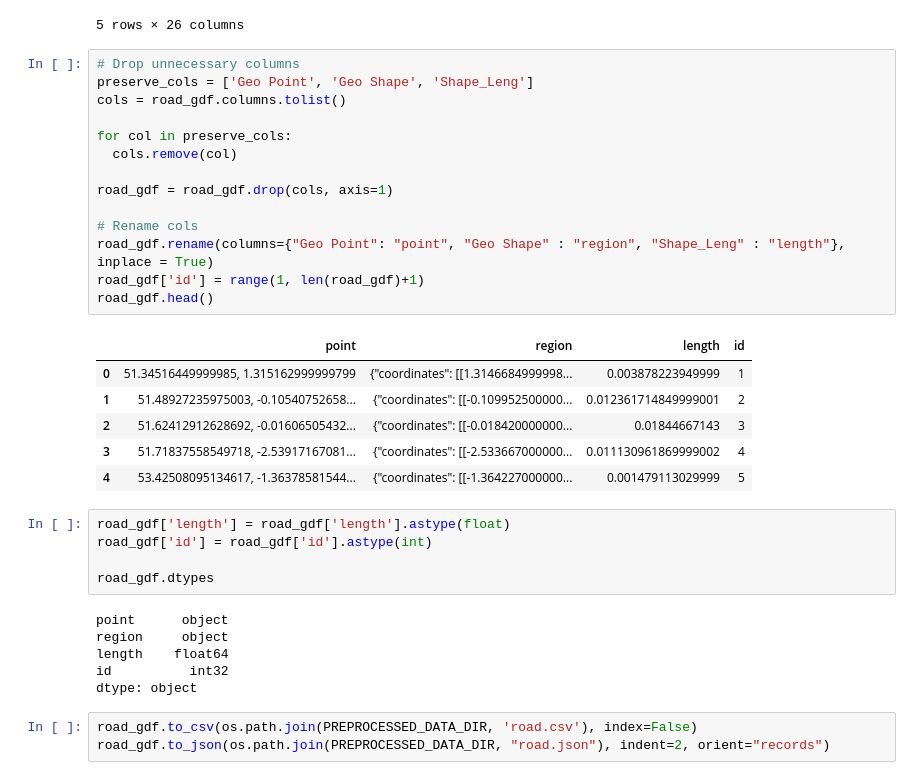
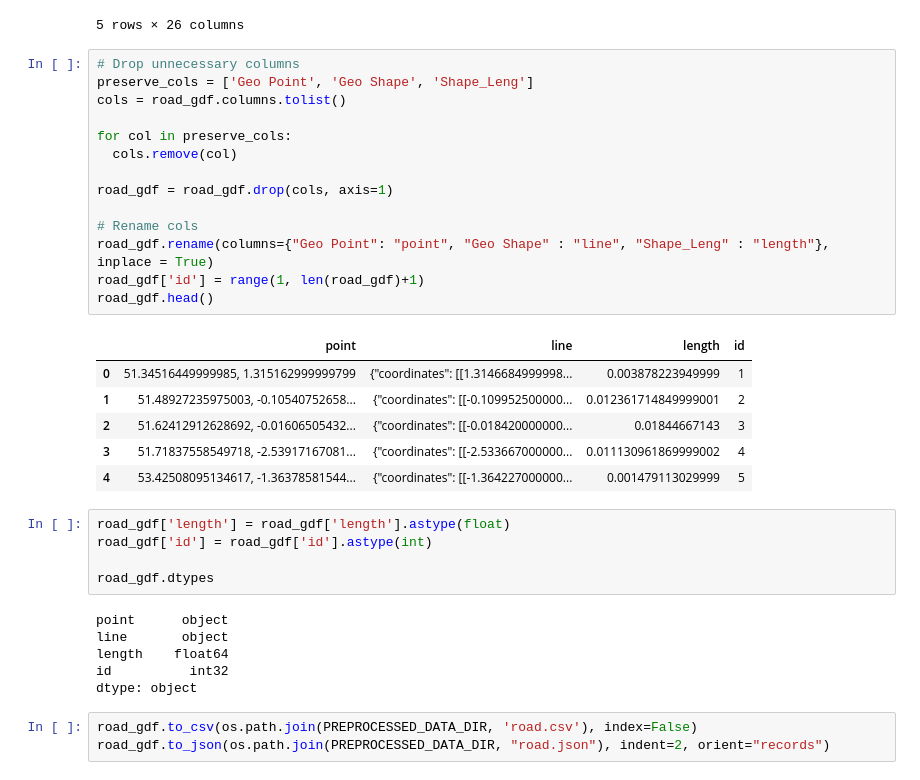
Before and after one commit to Gulilil/IF4040_SpatialDatabase, a Jupyter notebook: process.ipynb, the cells around one changed output. Cells and saved outputs as stored; diff of their text form.

```diff
--- a/process.ipynb
+++ b/process.ipynb
@@ -124,19 +124,19 @@ road_gdf.head()
 # %%
 # Drop unnecessary columns
 preserve_cols = ['Geo Point', 'Geo Shape', 'Shape_Leng']
 cols = road_gdf.columns.tolist()
 
 for col in preserve_cols:
   cols.remove(col)
 
 road_gdf = road_gdf.drop(cols, axis=1)
 
 # Rename cols
-road_gdf.rename(columns={"Geo Point": "point", "Geo Shape" : "region", "Shape_Leng" : "length"}, inplace = True)
+road_gdf.rename(columns={"Geo Point": "point", "Geo Shape" : "line", "Shape_Leng" : "length"}, inplace = True)
 road_gdf['id'] = range(1, len(road_gdf)+1)
 road_gdf.head()
 # %% [output]
-|  | point | region | length | id |
+|  | point | line | length | id |
 | 0 | 51.34516449999985, 1.315162999999799 | {"coordinates": [[1.3146684999998... | 0.003878223949999 | 1 |
 | 1 | 51.48927235975003, -0.10540752658... | {"coordinates": [[-0.109952500000... | 0.012361714849999001 | 2 |
 | 2 | 51.62412912628692, -0.01606505432... | {"coordinates": [[-0.018420000000... | 0.01844667143 | 3 |
@@ -149,7 +149,7 @@ road_gdf['id'] = road_gdf['id'].astype(int)
 road_gdf.dtypes
 # %% [output]
 point      object
-region     object
+line       object
 length    float64
 id          int32
 dtype: object
```
Also changed, not shown: 2 other files.
